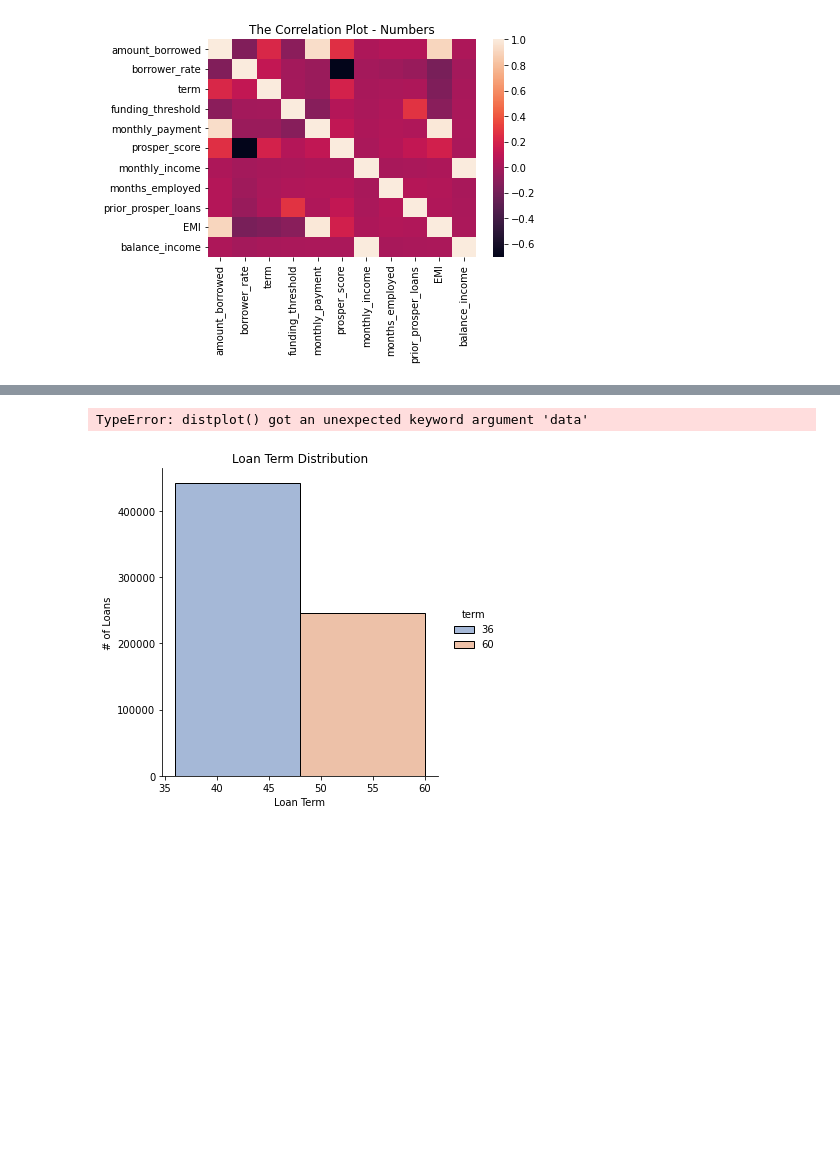
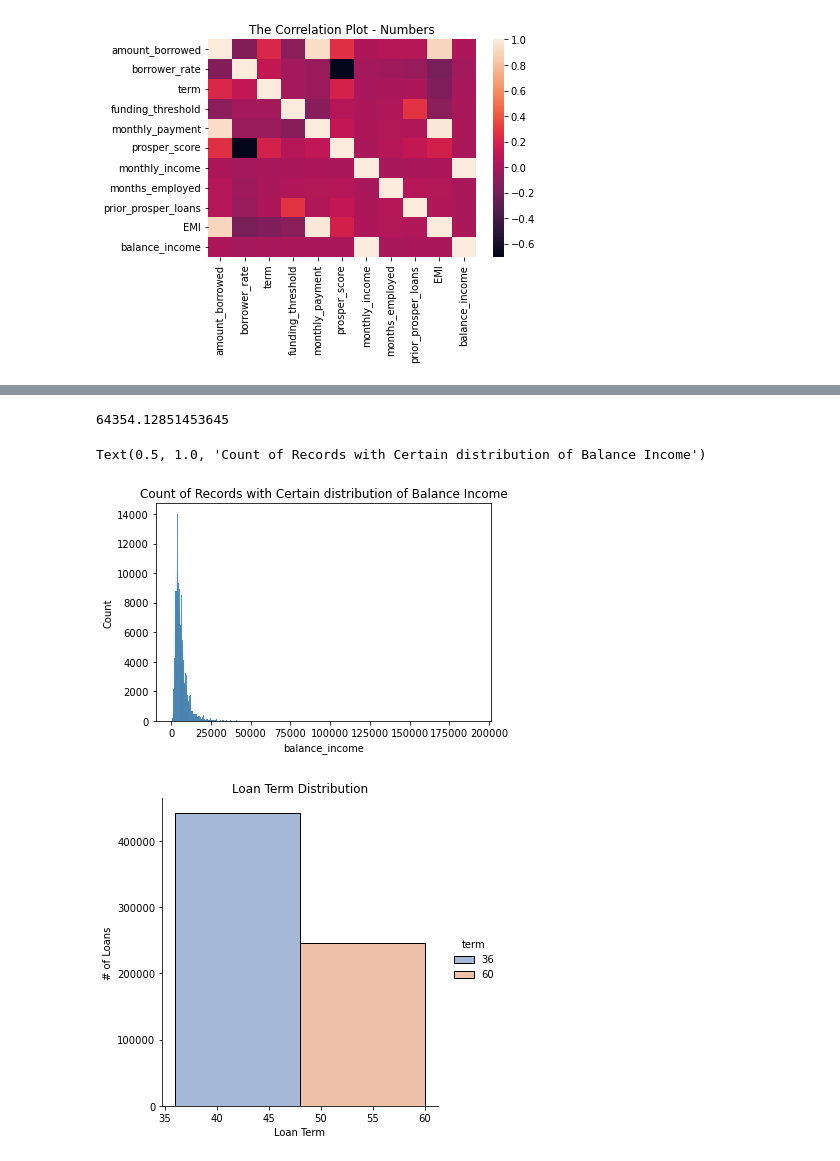
Before and after one commit to vinnywiz/Peer-to-Peer-Lending, a Jupyter notebook: scripts/generate_graphs.ipynb, the cells around one changed output, grey strips where cells are left out. Saved outputs shown, nothing was run; the diff lists cells and outputs as text; code cells hidden in the pictures; blank space fills up the shorter version.

```diff
--- a/scripts/generate_graphs.ipynb
+++ b/scripts/generate_graphs.ipynb
@@ -85,0 +101,6 @@ plt.close()
+# %%
+#df['balance_income']>0 &
+low = df['balance_income']>=0
+high= df['balance_income']<= (np.mean(df['balance_income']) + df['balance_income'].std() * 3)
+filtered_balance = df.loc[(low & high),'balance_income']
+filtered_balance
@@ -86,10 +120,15 @@ plt.close()
+# %%
+np.std(df['balance_income'])
+# %% [output]
+64354.12851453645
 # %%
-sns.distplot(x='balance_income', data=df, kde=True, bins=50)
+sns.histplot(x=filtered_balance)
 plt.title('Count of Records with Certain distribution of Balance Income')
-plt.savefig(os.path.join('..', 'results', 'output', 'EDA_Hist_Plot_balance.png'), dpi=150, bbox_inches='tight')
-plt.close()
+#plt.savefig(os.path.join('..', 'results', 'output', 'EDA_Hist_Plot_balance.png'), dpi=150, bbox_inches='tight')
+#plt.close()
 # %% [output]
-TypeError: distplot() got an unexpected keyword argument 'data'
+Text(0.5, 1.0, 'Count of Records with Certain distribution of Balance Income')
+[figure, added]
 # %%
 sns.histplot(x='log_balance_income', data=df, kde=True, bins=50)
 plt.title('Count of Records with Certain distribution of Log Balance Income')
```
Also changed, not shown: parts of 2 cells of this notebook, 1 other file.
